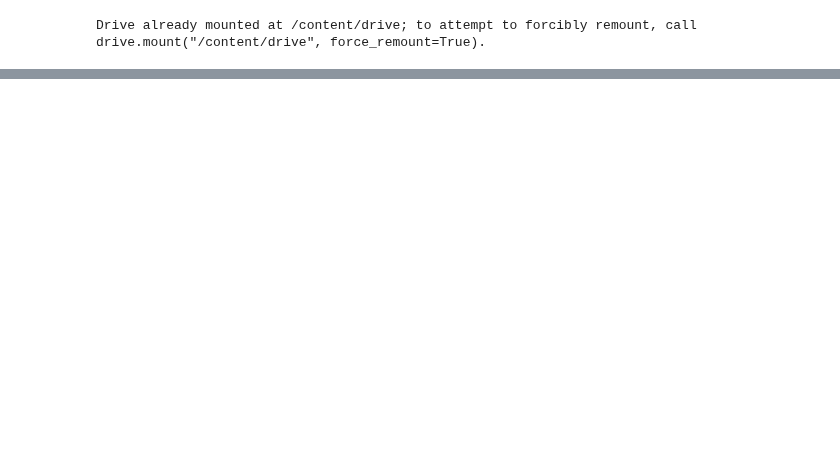
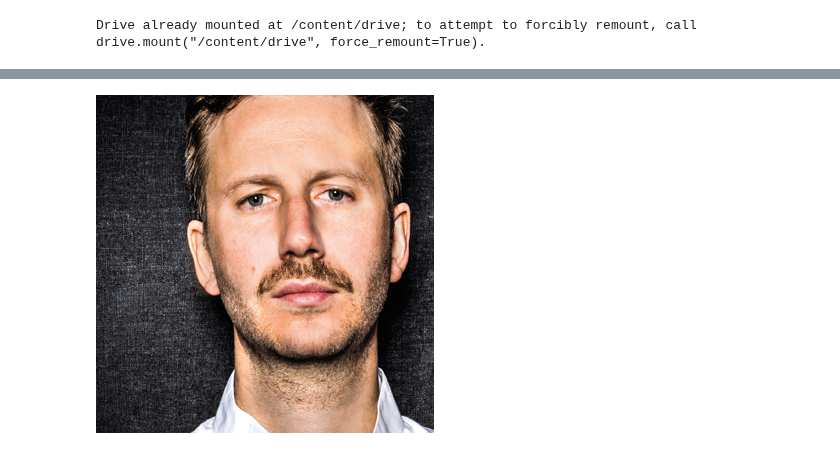
Before and after one commit to antoniomuso/speech2face, a Jupyter notebook: Decoder_with_warping.ipynb, the cells around one changed output, grey strips where cells are left out. Cells and saved outputs as stored; diff of their text form; code cells hidden in the pictures; blank space fills up the shorter version.

```diff
--- a/Decoder_with_warping.ipynb
+++ b/Decoder_with_warping.ipynb
@@ -760,15 +763,18 @@ KeyboardInterrupt: ignored
 # %%
 model.eval()
-img = Image.open('/content/b5b68253409b796f61f6ecd1f1.jpg')
+img = Image.open('/content/338x338-10-graziano-frontal.png')
 transform_fe = transforms.Compose([
             transforms.Resize((224, 224)),
             _Normalize_Tensor(color_mean, color_std)
         ])
 
 
 t_img = transform_fe(img).unsqueeze(0).to(device)
 emb = face_encoder_model(t_img)
 land_out, outputs  = model(emb)
+display(img)
+# %% [output]
+[figure, added]
 # %%
 o_img = cv2.cvtColor(np.einsum('abc->bca',outputs[0].cpu().detach().numpy()*255),cv2.COLOR_BGR2RGB)
 cv2_imshow(o_img)
```
Also changed, not shown: parts of 7 cells of this notebook.
